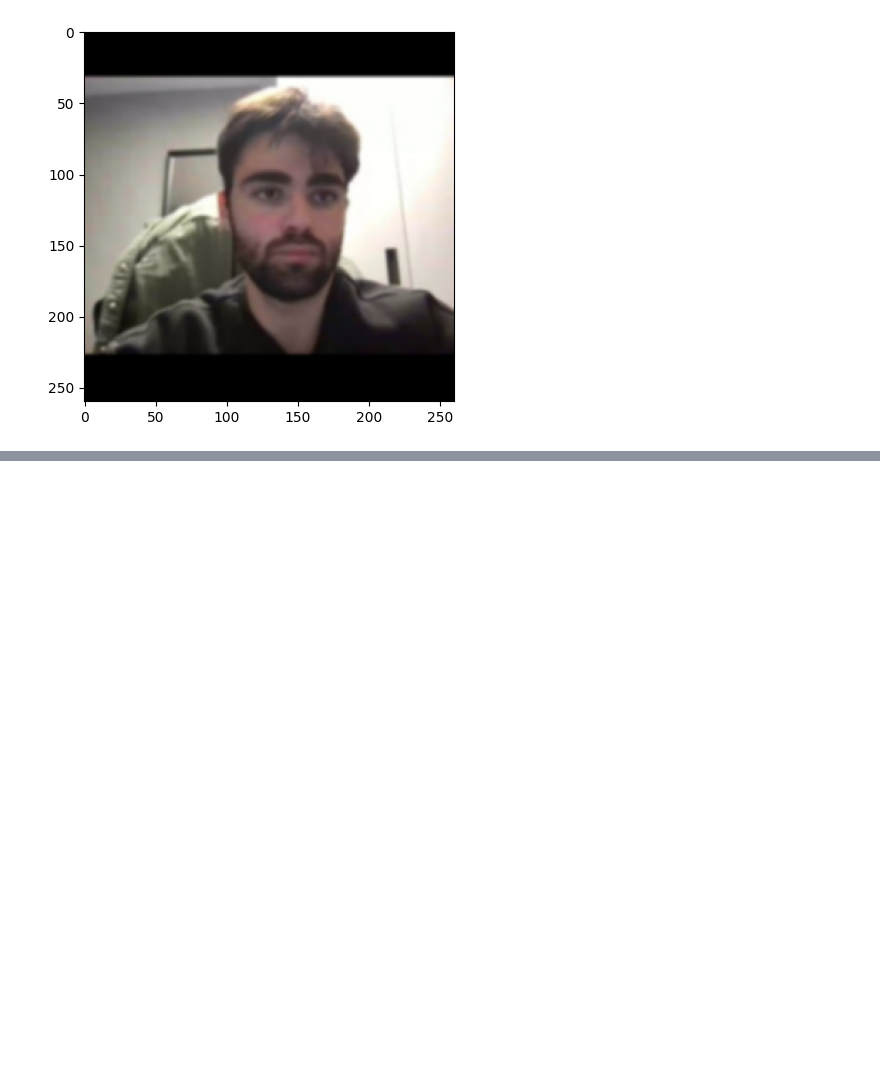
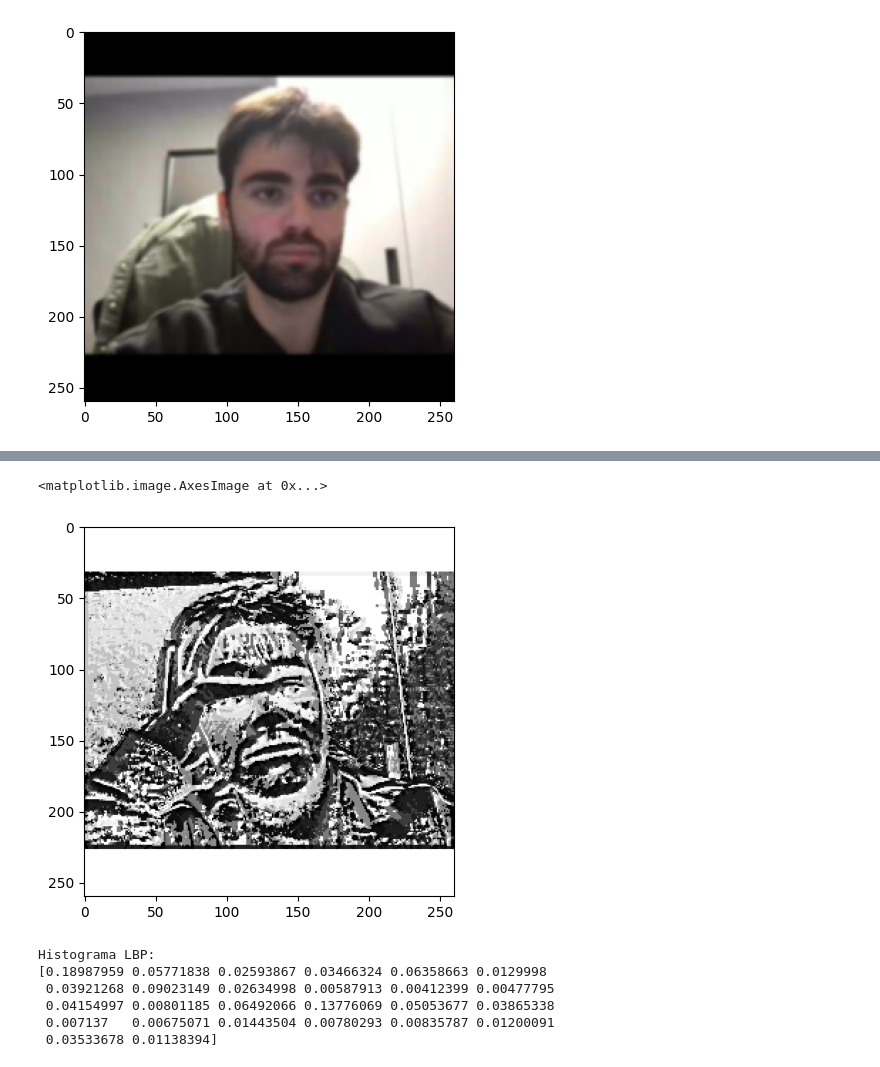
Before and after one commit to albertceballos0/GraphApp, a Jupyter notebook: backend/models.ipynb, the cells around one changed output, grey strips where cells are left out. Cells and saved outputs as stored; diff of their text form; code cells hidden in the pictures; blank space fills up the shorter version.

```diff
--- a/backend/models.ipynb
+++ b/backend/models.ipynb
@@ -298 +146,12 @@ new_images = detect_faces(new_images)
+# %%
+# Definir el modelo de red neuronal
+neuronal_network = Sequential([
+    layers.Dense(32, input_shape=(10,), activation='relu'),
+    layers.Dense(16, activation='relu'),
+    layers.Dense(1, activation='sigmoid')  # Capa de salida con activación sigmoid para clasificación binaria
+])
+
+neuronal_network.compile(optimizer='rmsprop',
+               loss='binary_crossentropy',
+               metrics=['accuracy'])
 # %%
@@ -323,0 +236,19 @@ weighted avg       1.00      1.00      1.00        30
+# %%
+true_images = read_images("../backend/fileRecognition/1604259", color=cv2.COLOR_BGR2GRAY)
+true_images = np.array(true_images)
+false_images = read_images("../backend/fileRecognition/trainFaces", color=cv2.COLOR_BGR2GRAY)
+false_images = np.array(false_images)
+
+
+X_train = true_images
+y_train = np.ones(len(true_images))
+
+
+validation = read_images("../backend/fileRecognition/albert", color=cv2.COLOR_BGR2GRAY)
+validation = np.array(validation)
+
+X_validation = np.concatenate([validation, false_images[len(true_images):]])
+
+y_validation = np.concatenate([np.array(np.ones(len(validation))), np.array(np.zeros(len(false_images[len(true_images):])))])
+
+X_train.shape, y_train.shape, X_validation.shape, y_validation.shape
@@ -323,0 +257,4 @@ weighted avg       1.00      1.00      1.00        30
+# %%
+model = LSPModel(modelo='nn')
+
+model.fit(X_train, y_train)
@@ -323,0 +297,23 @@ weighted avg       1.00      1.00      1.00        30
+# %%
+plt.imshow(model.lbp_array[0],cmap='gray')
+# %% [output]
+<matplotlib.image.AxesImage at 0x...>
+[figure, added]
+# %%
+hist, _ = np.histogram(model.lbp_array.ravel(), bins=np.arange(0, n_points + 3), range=(0, n_points + 2))
+hist = hist.astype("float")
+
+# Normalizar el histograma
+hist /= (hist.sum() + 1e-7)
+
+
+
+print("Histograma LBP:")
+print(hist)
+# %% [output]
+Histograma LBP:
+[0.18987959 0.05771838 0.02593867 0.03466324 0.06358663 0.0129998
+ 0.03921268 0.09023149 0.02634998 0.00587913 0.00412399 0.00477795
+ 0.04154997 0.00801185 0.06492066 0.13776069 0.05053677 0.03865338
+ 0.007137   0.00675071 0.01443504 0.00780293 0.00835787 0.01200091
+ 0.03533678 0.01138394]
```
Also changed, not shown: parts of 25 cells of this notebook, 4 other files.
